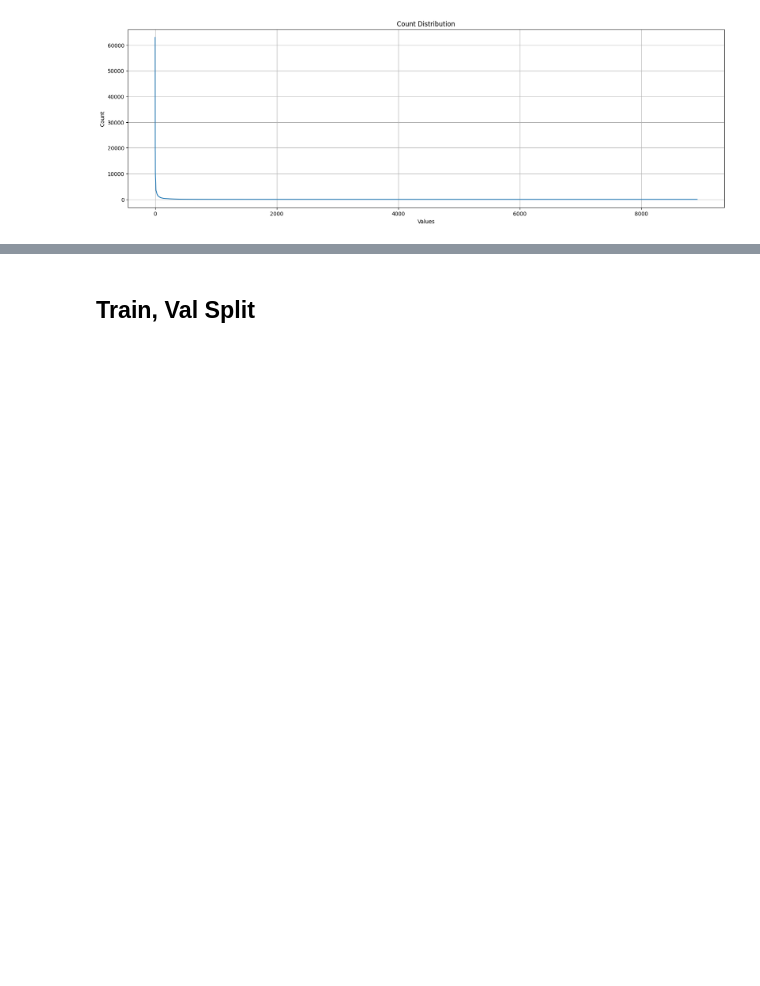
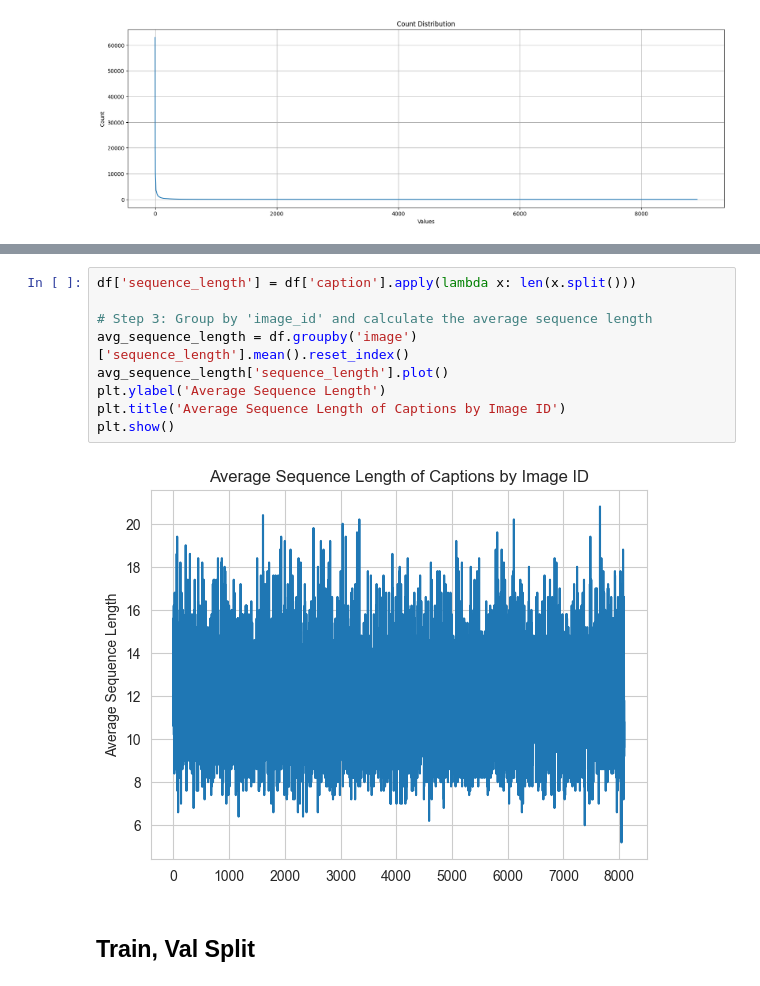
Before and after one commit to natek-1/Image-Captioning, a Jupyter notebook: research/show attend and tell.ipynb, the cells around one changed output, grey strips where cells are left out. Saved outputs shown, nothing was run; the diff lists cells and outputs as text; blank space fills up the shorter version.

```diff
--- a/research/show attend and tell.ipynb
+++ b/research/show attend and tell.ipynb
@@ -109,3 +116,14 @@ plt.show()
+# %%
+df['sequence_length'] = df['caption'].apply(lambda x: len(x.split()))
+
+# Step 3: Group by 'image_id' and calculate the average sequence length
+avg_sequence_length = df.groupby('image')['sequence_length'].mean().reset_index()
+avg_sequence_length['sequence_length'].plot()
+plt.ylabel('Average Sequence Length')
+plt.title('Average Sequence Length of Captions by Image ID')
+plt.show()
+# %% [output]
+[figure, added]
 # %% [markdown]
 ## Train, Val Split
 # %%
```
Also changed, not shown: parts of 2 cells of this notebook.
